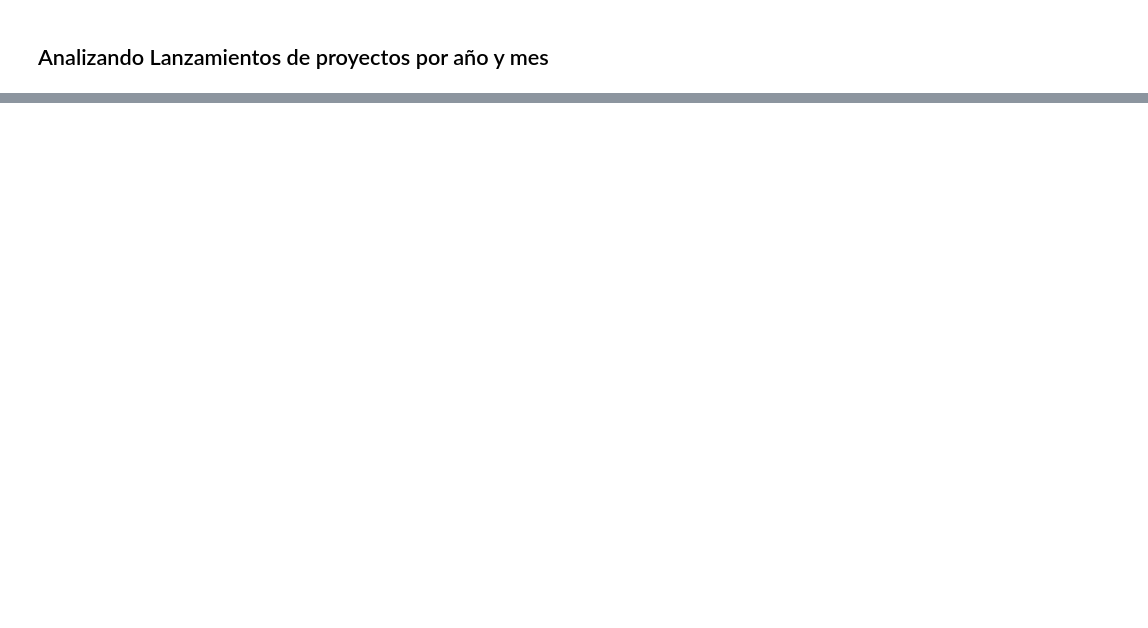
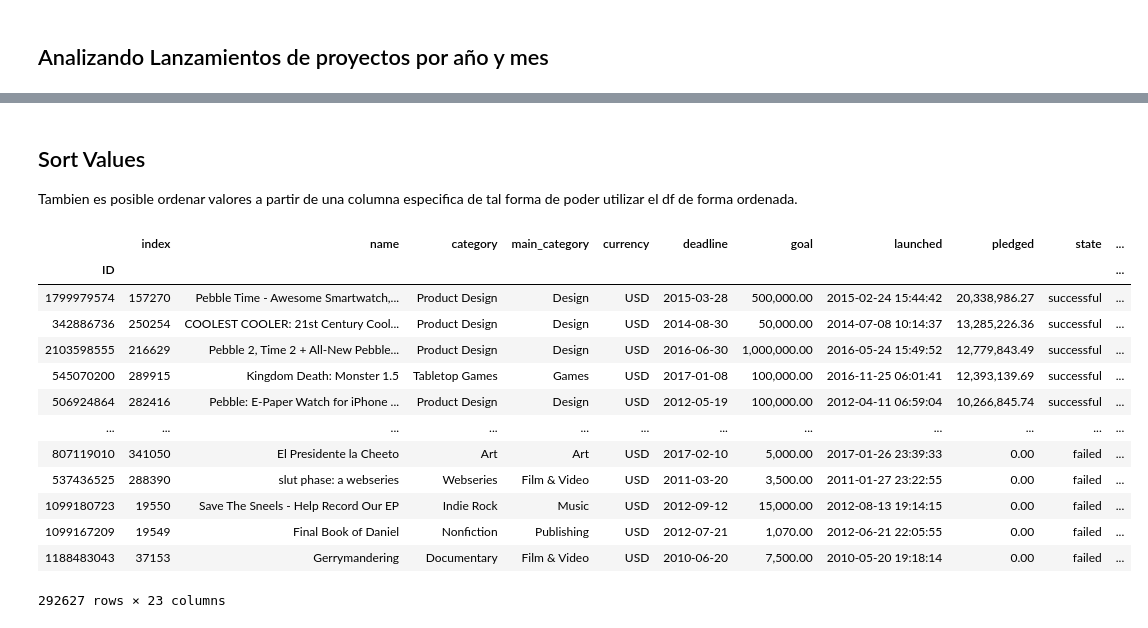
Before and after one commit to idontdomath/datos-exploratory-data-analysis, a Jupyter notebook: 2019-02/02-kickstarter-projects.ipynb, the cells around one changed output, grey strips where cells are left out. Drawn from its saved outputs; the diff is of its cells as text; code cells hidden in the pictures; blank space fills up the shorter version.

```diff
--- a/2019-02/02-kickstarter-projects.ipynb
+++ b/2019-02/02-kickstarter-projects.ipynb
@@ -1405,0 +1940,3 @@ g.set_ylabel("Año de Lanzamiento del Proyecto", fontsize=18)
+# %%
+projects = projects_2017[projects_2017['country'] == 'US']
+projects.head()
@@ -1405,0 +1964,21 @@ g.set_ylabel("Año de Lanzamiento del Proyecto", fontsize=18)
+# %% [markdown]
+## Sort Values
+
+Tambien es posible ordenar valores a partir de una columna especifica de tal forma de poder utilizar el df de forma ordenada.
+# %%
+projects.sort_values('pledged', ascending=False)
+# %% [output]
+|  | index | name | category | main_category | currency | deadline | goal | launched | pledged | state | ... |
+| ID |  |  |  |  |  |  |  |  |  |  | ... |
+| 1799979574 | 157270 | Pebble Time - Awesome Smartwatch,... | Product Design | Design | USD | 2015-03-28 | 500,000.00 | 2015-02-24 15:44:42 | 20,338,986.27 | successful | ... |
+| 342886736 | 250254 | COOLEST COOLER: 21st Century Cool... | Product Design | Design | USD | 2014-08-30 | 50,000.00 | 2014-07-08 10:14:37 | 13,285,226.36 | successful | ... |
+| 2103598555 | 216629 | Pebble 2, Time 2 + All-New Pebble... | Product Design | Design | USD | 2016-06-30 | 1,000,000.00 | 2016-05-24 15:49:52 | 12,779,843.49 | successful | ... |
+| 545070200 | 289915 | Kingdom Death: Monster 1.5 | Tabletop Games | Games | USD | 2017-01-08 | 100,000.00 | 2016-11-25 06:01:41 | 12,393,139.69 | successful | ... |
+| 506924864 | 282416 | Pebble: E-Paper Watch for iPhone ... | Product Design | Design | USD | 2012-05-19 | 100,000.00 | 2012-04-11 06:59:04 | 10,266,845.74 | successful | ... |
+| ... | ... | ... | ... | ... | ... | ... | ... | ... | ... | ... | ... |
+| 807119010 | 341050 | El Presidente la Cheeto | Art | Art | USD | 2017-02-10 | 5,000.00 | 2017-01-26 23:39:33 | 0.00 | failed | ... |
+| 537436525 | 288390 | slut phase: a webseries | Webseries | Film & Video | USD | 2011-03-20 | 3,500.00 | 2011-01-27 23:22:55 | 0.00 | failed | ... |
+| 1099180723 | 19550 | Save The Sneels - Help Record Our EP | Indie Rock | Music | USD | 2012-09-12 | 15,000.00 | 2012-08-13 19:14:15 | 0.00 | failed | ... |
+| 1099167209 | 19549 | Final Book of Daniel | Nonfiction | Publishing | USD | 2012-07-21 | 1,070.00 | 2012-06-21 22:05:55 | 0.00 | failed | ... |
+| 1188483043 | 37153 | Gerrymandering | Documentary | Film & Video | USD | 2010-06-20 | 7,500.00 | 2010-05-20 19:18:14 | 0.00 | failed | ... |
+292627 rows × 23 columns
```
Also changed, not shown: parts of 111 cells of this notebook, 3 other files.
